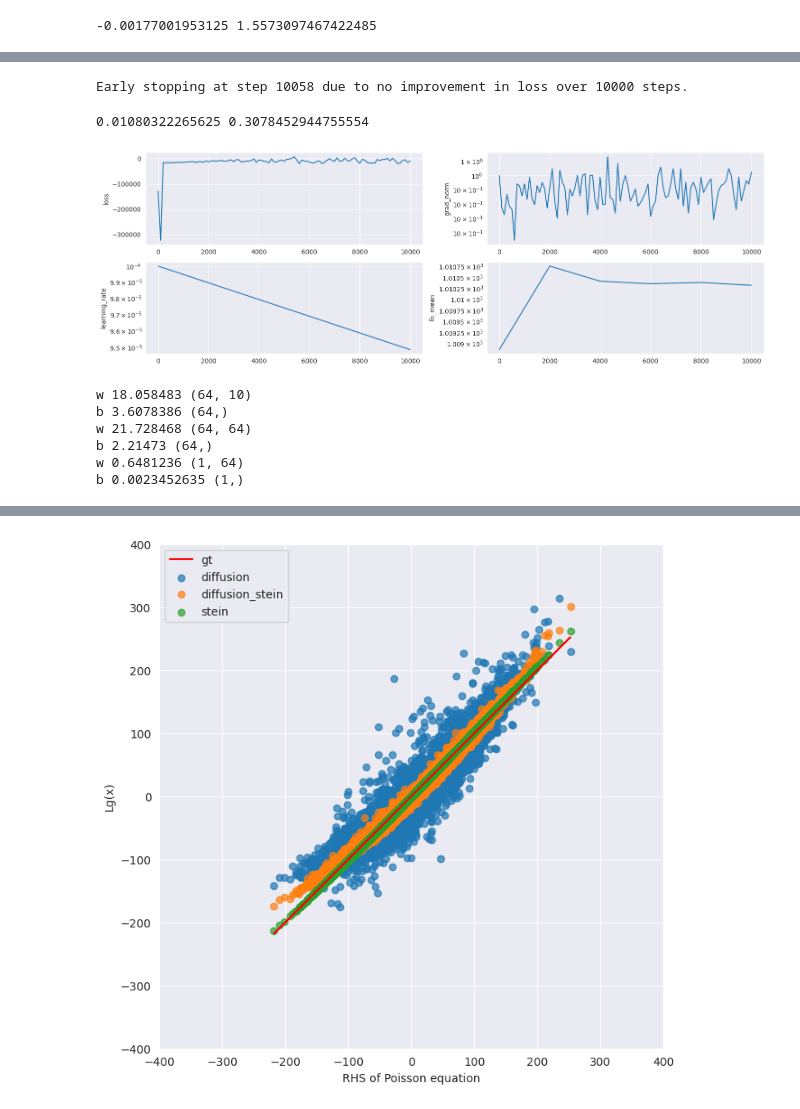
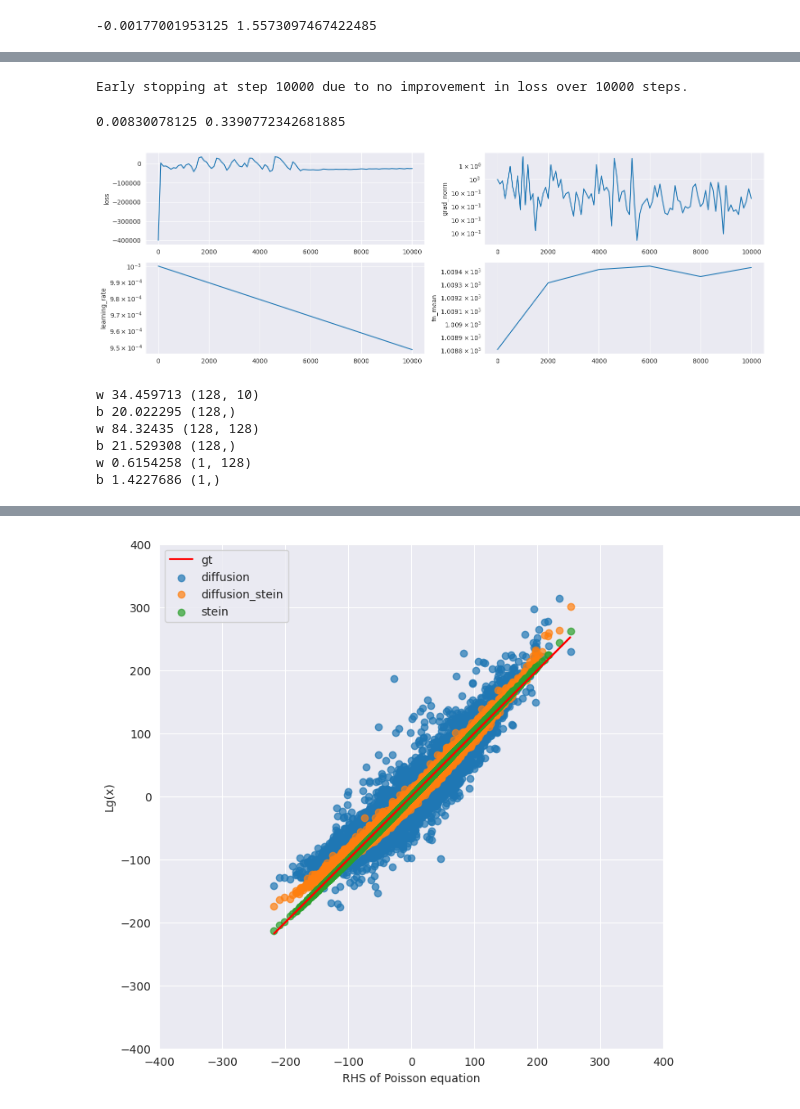
Before and after one commit to kkorolev1/mcmc-control-variates, a Jupyter notebook: diffcv.ipynb, the cells around one changed output, grey strips where cells are left out. Cells and saved outputs as stored; diff of their text form; code cells hidden in the pictures.

```diff
--- a/diffcv.ipynb
+++ b/diffcv.ipynb
@@ -104,9 +104,9 @@ print(results["base"]["bias"], results["base"]["std"])
 -0.00177001953125 1.5573097467422485
 # %%
 data_config = DataConfig(
-    batch_size=4096,
-    train_size=4096,
-    eval_size=32768,
+    batch_size=1024,
+    train_size=1024 * 5,
+    eval_size=1024 * 20,
 )
 
 train_dataloader = get_data_from_sampler(
@@ -170,7 +170,7 @@ def get_optimizer(scheduler: optax.Schedule, optimizer_name: str, **kwargs):
 # %%
 model_config = ModelConfig(
     depth=2,
-    width_size=64,
+    width_size=128,
     activation=requ,
 )
 
@@ -190,51 +190,52 @@ loss = DiffusionLoss(fn=fn)
 
 scheduler = get_scheduler(
     "exponential",
-    init_value=1e-4,
+    init_value=1e-3,
     transition_steps=20_000,
     decay_rate=0.9,
 )
 
-optimizer = get_optimizer(scheduler, "adamw", weight_decay=1e-1)
+optimizer = get_optimizer(scheduler, "adamw", weight_decay=1e-2)
 
-rng, key = jax.random.split(rng)
 trainer = CVTrainer(
     model_diffusion,
     fn,
     grad_log_prob,
     train_dataloader,
     eval_dataloader,
     optimizer,
     loss,
     logger,
     use_fn_mean=True,
     **asdict(trainer_config),
 )
+
+rng, key = jax.random.split(rng)
 model_diffusion = trainer.train(key)
 
 plot_log_results(logger)
 
 generator_diffusion = ScalarGenerator(grad_log_prob, model_diffusion)
 fn_with_cv = lambda x: fn(x) + generator_diffusion(x)
 
 rng, key = jax.random.split(rng)
 results["diffusion"] = estimate(key, fn_with_cv, estimator_config)
 print(results["diffusion"]["bias"], results["diffusion"]["std"])
 # %% [output]
-Early stopping at step 10058 due to no improvement in loss over 10000 steps.
+Early stopping at step 10000 due to no improvement in loss over 10000 steps.
-0.01080322265625 0.3078452944755554
+0.00830078125 0.3390772342681885
-[figure, old version]
+[figure, new version]
 # %%
 for layer in model_diffusion.mlp.layers:
     print("w", (layer.weight**2).sum(), layer.weight.shape)
     print("b", (layer.bias**2).sum(), layer.bias.shape)
 # %% [output]
-w 18.058483 (64, 10)
-b 3.6078386 (64,)
-w 21.728468 (64, 64)
-b 2.21473 (64,)
-w 0.6481236 (1, 64)
-b 0.0023452635 (1,)
+w 34.459713 (128, 10)
+b 20.022295 (128,)
+w 84.32435 (128, 128)
+b 21.529308 (128,)
+w 0.6154258 (1, 128)
+b 1.4227686 (1,)
 # %%
 jax.vmap(generator_diffusion)(samples).mean()
 # %% [output]
```
Also changed, not shown: parts of 10 cells of this notebook, 3 other files.
